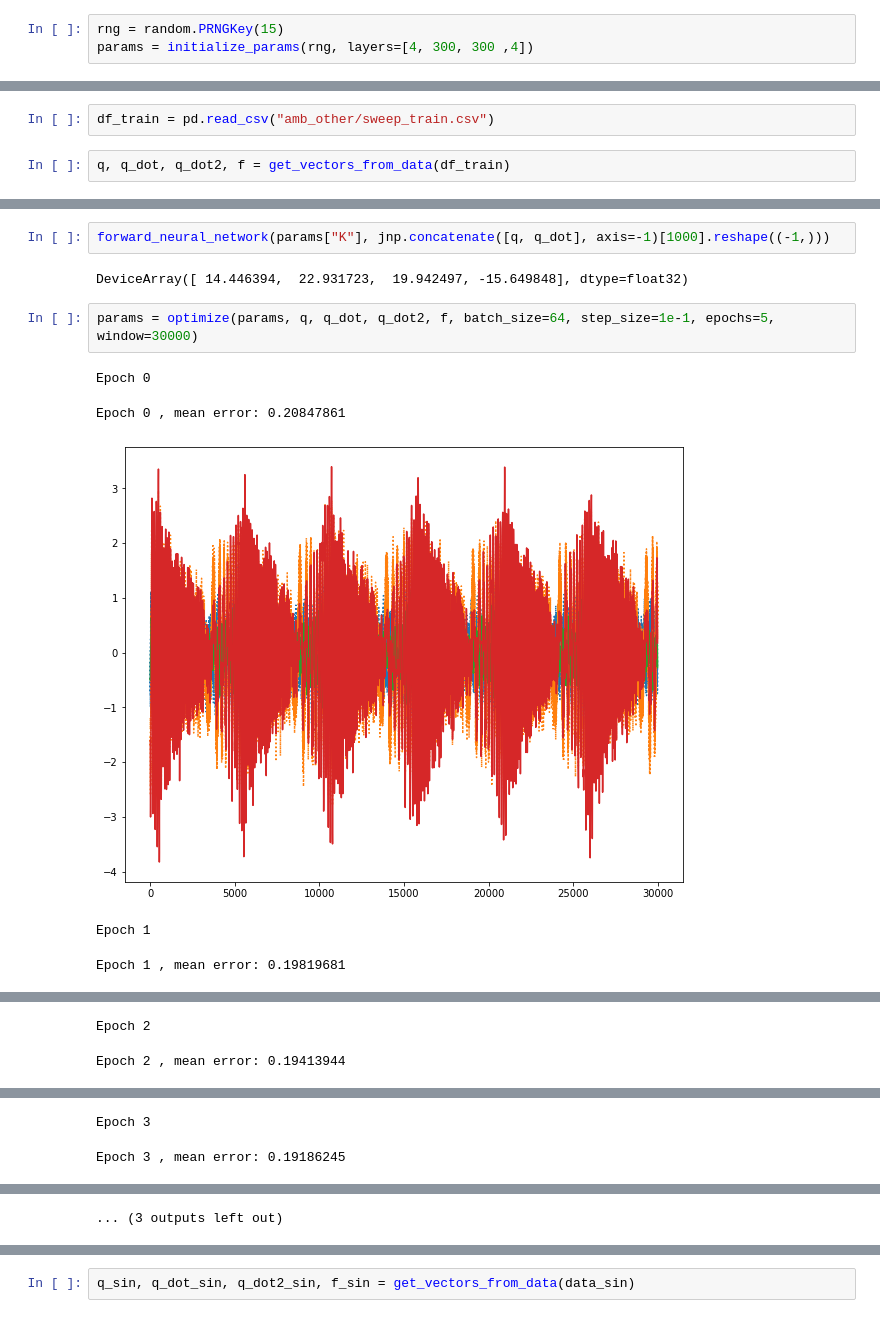
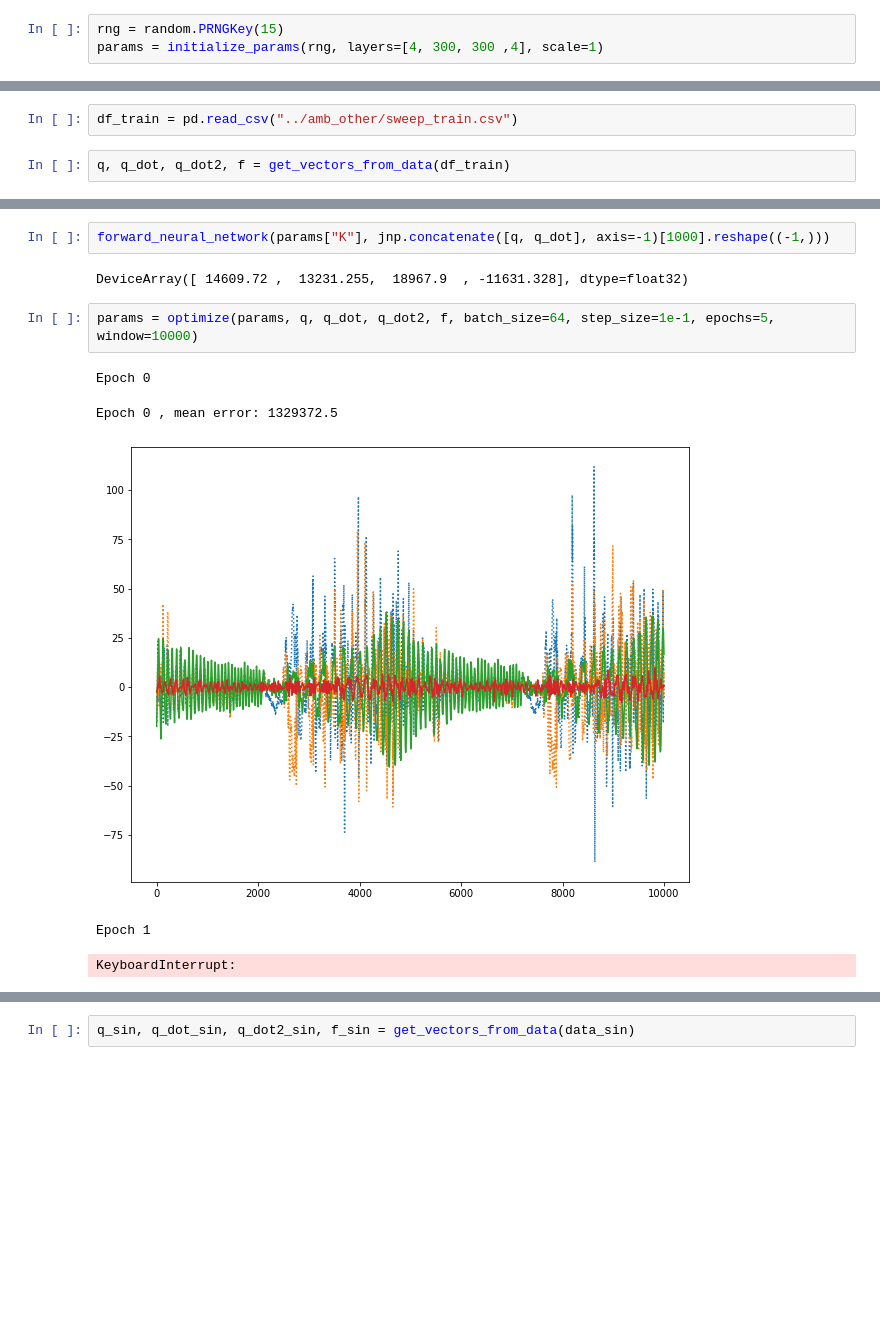
Before and after one commit to felipeangelimvieira/seal_parameter_identification, a Jupyter notebook: draft-notebooks/train_amb_other.ipynb, the cells around one changed output, grey strips where cells are left out. Drawn from its saved outputs; the diff is of its cells as text; blank space fills up the shorter version.

```diff
--- a/draft-notebooks/train_amb_other.ipynb
+++ b/draft-notebooks/train_amb_other.ipynb
@@ -48,13 +50,13 @@ def optimize(params, q, q_dot, q_dot2, f, batch_size=32, step_size=1e-1, epochs=
     return params
 # %%
 rng = random.PRNGKey(15)
-params = initialize_params(rng, layers=[4, 300, 300 ,4])
+params = initialize_params(rng, layers=[4, 300, 300 ,4], scale=1)
 # %%
 forward_pass(params, q = np.array([1, 1]).reshape((-1, 1)), q_dot = np.array([1, 1]).reshape((-1, 1)), f=np.array([1, 1]).reshape((-1, 1)))
 # %% [output]
 DeviceArray([-1730.4741,   853.4291], dtype=float32)
 # %%
-df_train = pd.read_csv("amb_other/sweep_train.csv")
+df_train = pd.read_csv("../amb_other/sweep_train.csv")
 # %%
 q, q_dot, q_dot2, f = get_vectors_from_data(df_train)
 # %%
@@ -70,12 +72,12 @@ DeviceArray([[ 1.3345599 ,  2.1262503 ],
 # %%
 forward_neural_network(params["K"], jnp.concatenate([q, q_dot], axis=-1)[1000].reshape((-1,)))
 # %% [output]
-DeviceArray([ 14.446394,  22.931723,  19.942497, -15.649848], dtype=float32)
+DeviceArray([ 14609.72 ,  13231.255,  18967.9  , -11631.328], dtype=float32)
 # %%
-params = optimize(params, q, q_dot, q_dot2, f, batch_size=64, step_size=1e-1, epochs=5, window=30000)
+params = optimize(params, q, q_dot, q_dot2, f, batch_size=64, step_size=1e-1, epochs=5, window=10000)
 # %% [output]
 Epoch 0
-Epoch 0 , mean error: 0.20847861
+Epoch 0 , mean error: 1329372.5
-[figure, old version]
+[figure, new version]
 Epoch 1
-Epoch 1 , mean error: 0.19819681
+KeyboardInterrupt:
@@ -83,2 +83,0 @@ Epoch 1 , mean error: 0.19819681
-Epoch 2
-Epoch 2 , mean error: 0.19413944
@@ -86,2 +83,0 @@ Epoch 2 , mean error: 0.19413944
-Epoch 3
-Epoch 3 , mean error: 0.19186245
@@ -89,4 +84,3 @@ Epoch 3 , mean error: 0.19186245
-... (3 outputs left out)
 # %%
 # Dados sinusoidais
 def get_data(freq, polyorder=3, window_length=151):
```
Also changed, not shown: parts of 6 cells of this notebook, 7 other files.
